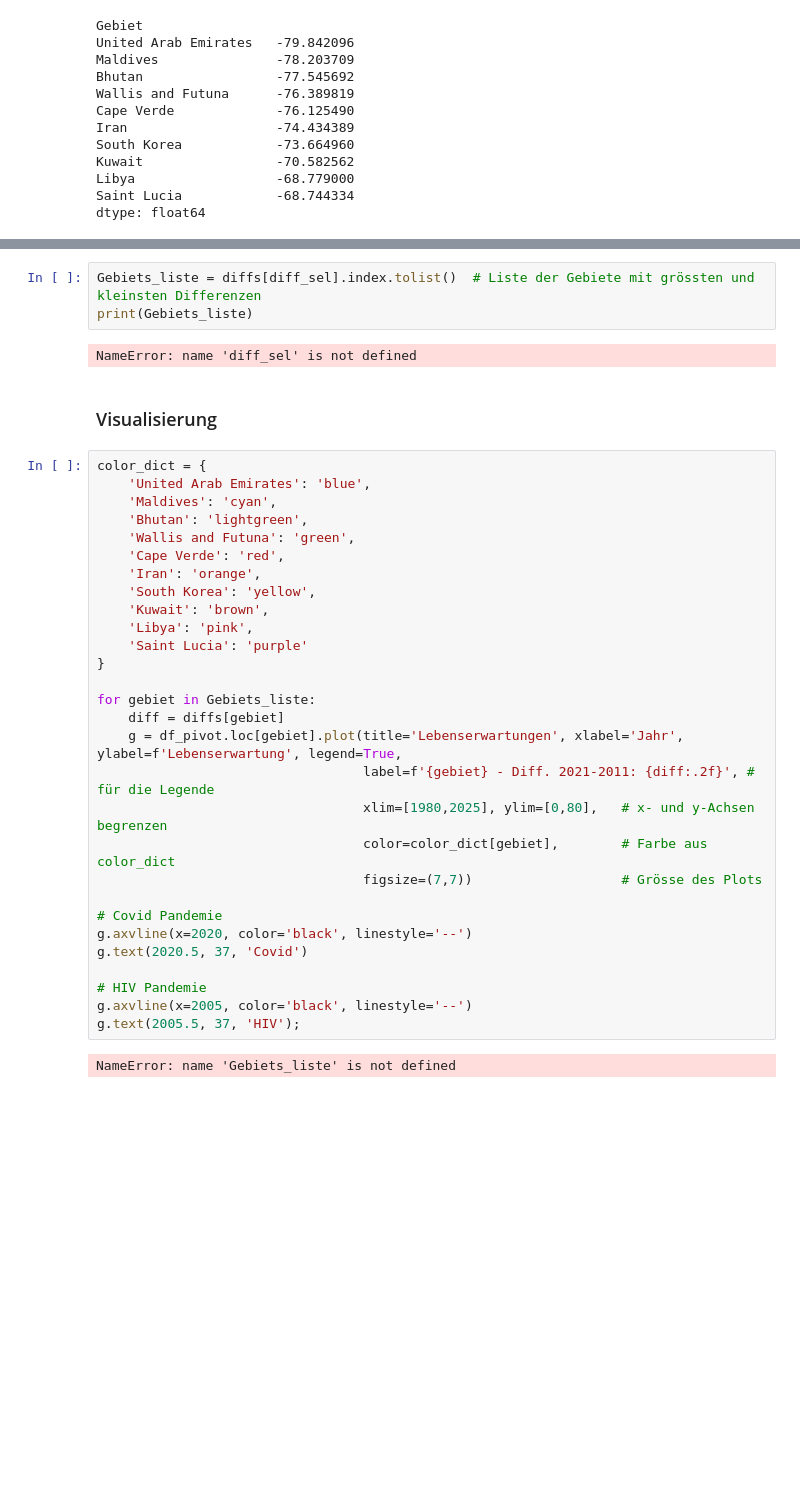
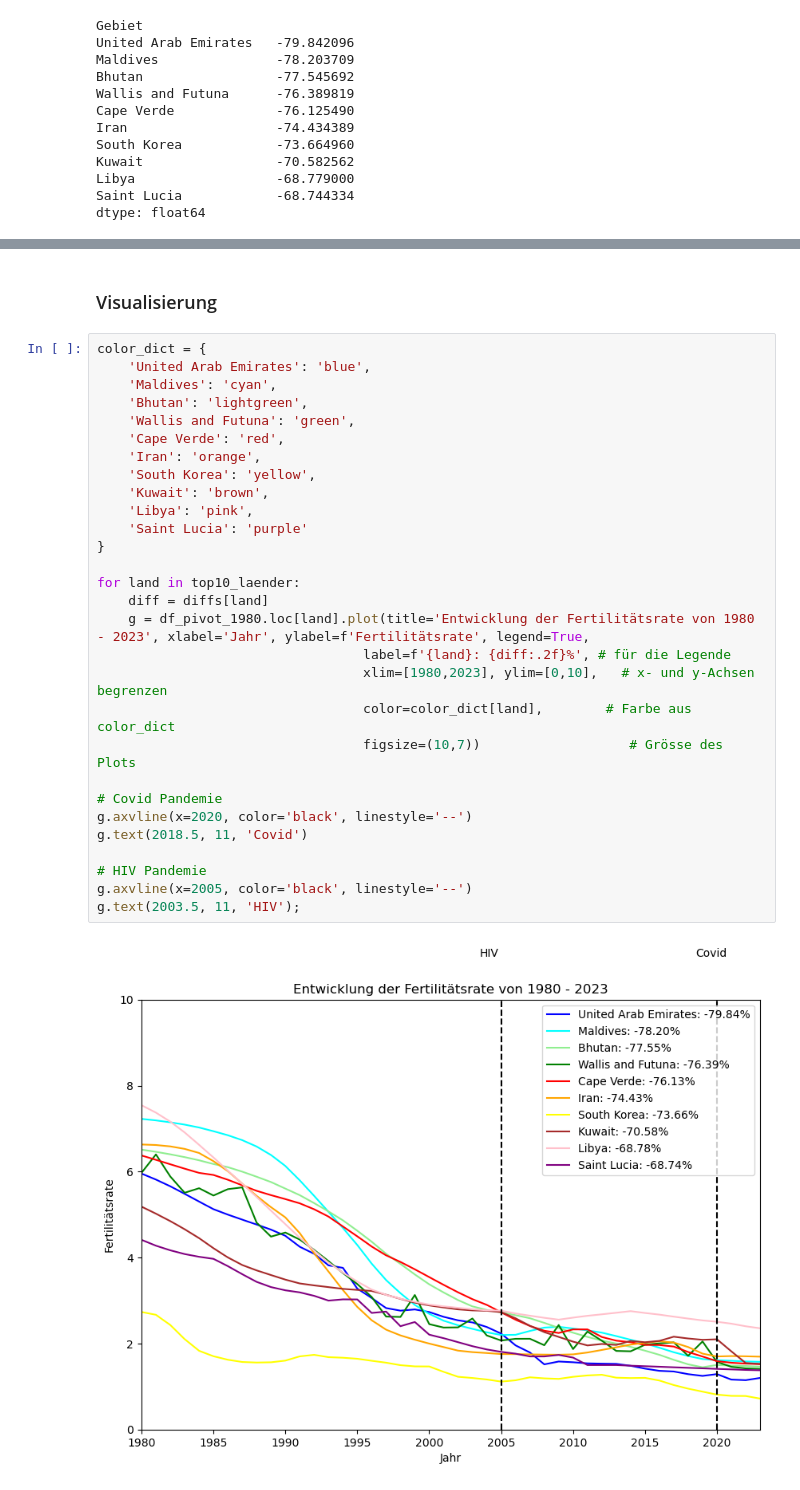
Before and after one commit to Nadja-K-maker/Informatik_LN, a Jupyter notebook: Leistungsnachweis_Python.ipnyp_Fertilitätsrate.ipynb, the cells around one changed output, grey strips where cells are left out. Cells and saved outputs as stored; diff of their text form; blank space fills up the shorter version.

```diff
--- a/Leistungsnachweis_Python.ipnyp_Fertilitätsrate.ipynb
+++ b/Leistungsnachweis_Python.ipnyp_Fertilitätsrate.ipynb
@@ -236,39 +235,34 @@ diffs_sorted.head(10).sort_values(ascending=False).plot(
 [figure]
-# %%
-Gebiets_liste = diffs[diff_sel].index.tolist()  # Liste der Gebiete mit grössten und kleinsten Differenzen
-print(Gebiets_liste)
-# %% [output]
-NameError: name 'diff_sel' is not defined
 # %% [markdown]
 ### Visualisierung
 # %%
 color_dict = {
     'United Arab Emirates': 'blue',
     'Maldives': 'cyan',
     'Bhutan': 'lightgreen',
     'Wallis and Futuna': 'green',
     'Cape Verde': 'red',
     'Iran': 'orange',
     'South Korea': 'yellow',
     'Kuwait': 'brown',
     'Libya': 'pink',
     'Saint Lucia': 'purple'
 }
 
-for gebiet in Gebiets_liste:
-    diff = diffs[gebiet]
-    g = df_pivot.loc[gebiet].plot(title='Lebenserwartungen', xlabel='Jahr', ylabel=f'Lebenserwartung', legend=True,
-                                  label=f'{gebiet} - Diff. 2021-2011: {diff:.2f}', # für die Legende
-                                  xlim=[1980,2025], ylim=[0,80],   # x- und y-Achsen begrenzen
-                                  color=color_dict[gebiet],        # Farbe aus color_dict
-                                  figsize=(7,7))                   # Grösse des Plots
+for land in top10_laender:
+    diff = diffs[land]
+    g = df_pivot_1980.loc[land].plot(title='Entwicklung der Fertilitätsrate von 1980 - 2023', xlabel='Jahr', ylabel=f'Fertilitätsrate', legend=True,
+                                  label=f'{land}: {diff:.2f}%', # für die Legende
+                                  xlim=[1980,2023], ylim=[0,10],   # x- und y-Achsen begrenzen
+                                  color=color_dict[land],        # Farbe aus color_dict
+                                  figsize=(10,7))                   # Grösse des Plots
 
 # Covid Pandemie
 g.axvline(x=2020, color='black', linestyle='--')
-g.text(2020.5, 37, 'Covid')
+g.text(2018.5, 11, 'Covid')
 
 # HIV Pandemie
 g.axvline(x=2005, color='black', linestyle='--')
-g.text(2005.5, 37, 'HIV');
+g.text(2003.5, 11, 'HIV');
 # %% [output]
-NameError: name 'Gebiets_liste' is not defined
+[figure, added]
```
Also changed, not shown: parts of 4 cells of this notebook.
